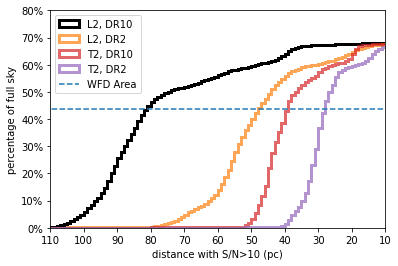
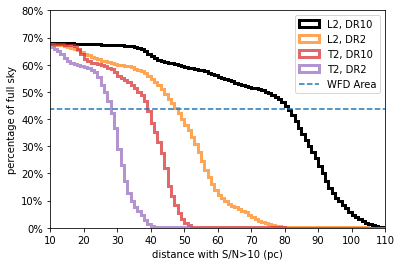
Unified diff of the notebook cell whose output changed from the first chart to the second:
--- before
+++ after
@@ -8,8 +8,9 @@
 plt.xlim(110,10)
 plt.ylim(0,0.8)  #note this is the original units, fractions
-plt.legend(loc='upper left')
+plt.legend(loc='upper right')
 plt.gca().yaxis.set_major_formatter(PercentFormatter(1))
 plt.xlabel('distance with S/N>10 (pc)')
 plt.ylabel('percentage of full sky')
 plt.xticks(np.arange(10, 111, step=10))
+plt.gca().invert_xaxis()
 plt.savefig('test_cumulative.pdf')

Commit: plot both V5.3 and %.0